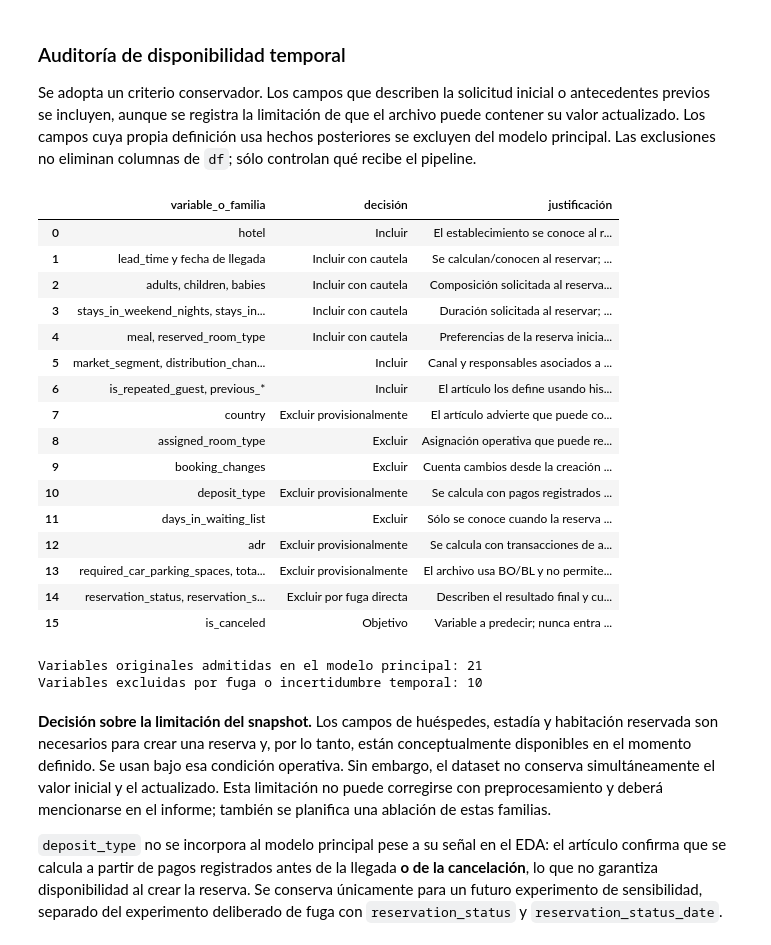
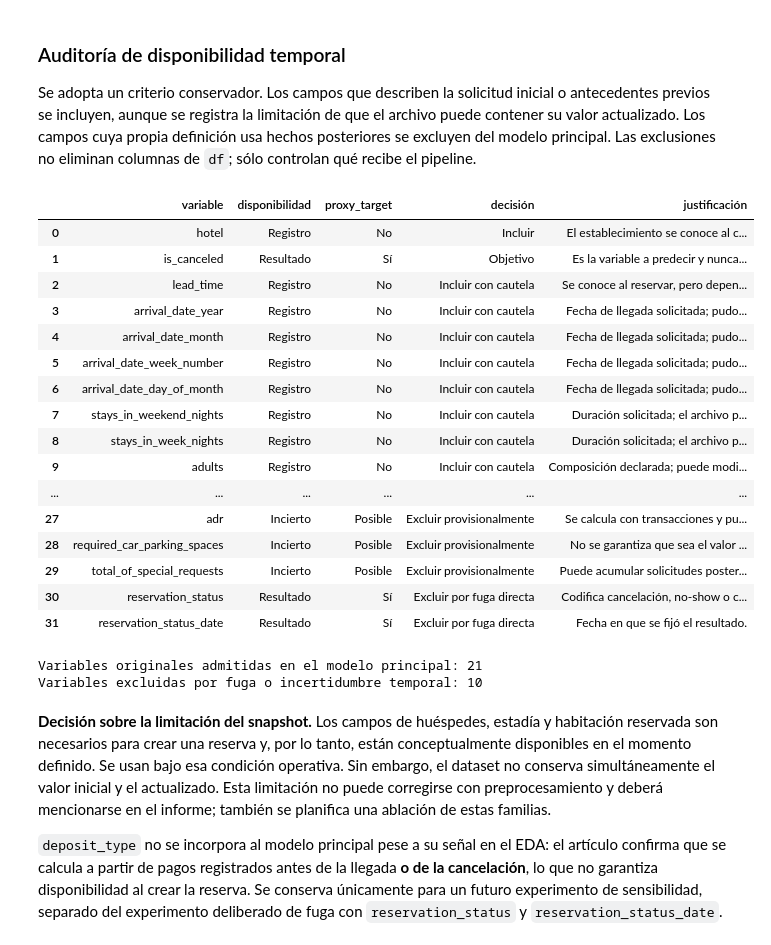
Before and after one commit to LucianaViar/Obligatorio-IA-ML, a Jupyter notebook: notebooks/obligatorio_ml.ipynb, the cells around one changed output. Cells and saved outputs as stored; diff of their text form; code cells hidden in the pictures.

```diff
--- a/notebooks/obligatorio_ml.ipynb
+++ b/notebooks/obligatorio_ml.ipynb
@@ -1031,25 +1034,53 @@ Fuentes: [Antonio, Almeida y Nunes (2019), artículo técnico en PMC](https://pm
 
 Se adopta un criterio conservador. Los campos que describen la solicitud inicial o antecedentes previos se incluyen, aunque se registra la limitación de que el archivo puede contener su valor actualizado. Los campos cuya propia definición usa hechos posteriores se excluyen del modelo principal. Las exclusiones no eliminan columnas de `df`; sólo controlan qué recibe el pipeline.
 # %%
-availability_rows = [
-    ("hotel", "Incluir", "El establecimiento se conoce al registrar la reserva."),
-    ("lead_time y fecha de llegada", "Incluir con cautela", "Se calculan/conocen al reservar; la llegada pudo modificarse después."),
-    ("adults, children, babies", "Incluir con cautela", "Composición solicitada al reservar; el artículo indica que puede cambiar."),
-    ("stays_in_weekend_nights, stays_in_week_nights", "Incluir con cautela", "Duración solicitada al reservar; puede cambiar posteriormente."),
-    ("meal, reserved_room_type", "Incluir con cautela", "Preferencias de la reserva inicial; el archivo puede reflejar cambios."),
-    ("market_segment, distribution_channel, agent, company, customer_type", "Incluir", "Canal y responsables asociados a la creación; NULL en agent/company significa No aplica."),
-    ("is_repeated_guest, previous_*", "Incluir", "El artículo los define usando historial anterior a la reserva actual."),
-    ("country", "Excluir provisionalmente", "El artículo advierte que puede conocerse correctamente recién en el check-in."),
-    ("assigned_room_type", "Excluir", "Asignación operativa que puede responder a sobreventa o solicitudes posteriores."),
-    ("booking_changes", "Excluir", "Cuenta cambios desde la creación hasta check-in o cancelación."),
-    ("deposit_type", "Excluir provisionalmente", "Se calcula con pagos registrados antes de llegada o cancelación, no necesariamente al crear."),
-    ("days_in_waiting_list", "Excluir", "Sólo se conoce cuando la reserva es confirmada al cliente."),
-    ("adr", "Excluir provisionalmente", "Se calcula con transacciones de alojamiento y puede reflejar cambios posteriores."),
-    ("required_car_parking_spaces, total_of_special_requests", "Excluir provisionalmente", "El archivo usa BO/BL y no permite confirmar que sean los valores de creación."),
-    ("reservation_status, reservation_status_date", "Excluir por fuga directa", "Describen el resultado final y cuándo se fijó."),
-    ("is_canceled", "Objetivo", "Variable a predecir; nunca entra en X."),
-]
-availability_audit = pd.DataFrame(availability_rows, columns=["variable_o_familia", "decisión", "justificación"])
+availability_decisions = {
+    "hotel": ("Registro", "No", "Incluir", "El establecimiento se conoce al crear la reserva."),
+    "is_canceled": ("Resultado", "Sí", "Objetivo", "Es la variable a predecir y nunca entra en X."),
+    "lead_time": ("Registro", "No", "Incluir con cautela", "Se conoce al reservar, pero depende de una llegada que pudo cambiar."),
+    "arrival_date_year": ("Registro", "No", "Incluir con cautela", "Fecha de llegada solicitada; pudo cambiar después."),
+    "arrival_date_month": ("Registro", "No", "Incluir con cautela", "Fecha de llegada solicitada; pudo cambiar después."),
+    "arrival_date_week_number": ("Registro", "No", "Incluir con cautela", "Fecha de llegada solicitada; pudo cambiar después."),
+    "arrival_date_day_of_month": ("Registro", "No", "Incluir con cautela", "Fecha de llegada solicitada; pudo cambiar después."),
+    "stays_in_weekend_nights": ("Registro", "No", "Incluir con cautela", "Duración solicitada; el archivo puede reflejar cambios."),
+    "stays_in_week_nights": ("Registro", "No", "Incluir con cautela", "Duración solicitada; el archivo puede reflejar cambios."),
+    "adults": ("Registro", "No", "Incluir con cautela", "Composición declarada; puede modificarse."),
+    "children": ("Registro", "No", "Incluir con cautela", "Composición declarada; puede modificarse y contiene faltantes."),
+    "babies": ("Registro", "No", "Incluir con cautela", "Composición declarada; puede modificarse."),
+    "meal": ("Registro", "No", "Incluir con cautela", "Plan solicitado; puede modificarse."),
+    "country": ("Incierto", "Posible", "Excluir provisionalmente", "Puede conocerse o corregirse recién en check-in."),
+    "market_segment": ("Registro", "No", "Incluir", "Segmento comercial asociado a la creación."),
+    "distribution_channel": ("Registro", "No", "Incluir", "Canal asociado a la creación."),
+    "is_repeated_guest": ("Registro", "No", "Incluir", "Se construye con historial anterior."),
+    "previous_cancellations": ("Registro", "No", "Incluir", "Sólo resume reservas previas."),
+    "previous_bookings_not_canceled": ("Registro", "No", "Incluir", "Sólo resume reservas previas."),
+    "reserved_room_type": ("Registro", "No", "Incluir con cautela", "Habitación solicitada; puede cambiar."),
+    "assigned_room_type": ("Posterior/operativo", "Sí", "Excluir", "Puede responder a sobreventa o cambios posteriores."),
+    "booking_changes": ("Posterior", "Sí", "Excluir", "Cuenta cambios hasta llegada o cancelación."),
+    "deposit_type": ("Incierto", "Posible", "Excluir provisionalmente", "Puede depender de pagos posteriores al registro."),
+    "agent": ("Registro", "No", "Incluir", "Agencia asociada; faltante significa no aplica."),
+    "company": ("Registro", "No", "Incluir", "Empresa asociada; faltante significa no aplica."),
+    "days_in_waiting_list": ("Posterior", "Sí", "Excluir", "Se conoce al confirmar la reserva."),
+    "customer_type": ("Registro", "No", "Incluir", "Tipo comercial disponible al crear."),
+    "adr": ("Incierto", "Posible", "Excluir provisionalmente", "Se calcula con transacciones y puede reflejar cambios."),
+    "required_car_parking_spaces": ("Incierto", "Posible", "Excluir provisionalmente", "No se garantiza que sea el valor inicial."),
+    "total_of_special_requests": ("Incierto", "Posible", "Excluir provisionalmente", "Puede acumular solicitudes posteriores."),
+    "reservation_status": ("Resultado", "Sí", "Excluir por fuga directa", "Codifica cancelación, no-show o check-out."),
+    "reservation_status_date": ("Resultado", "Sí", "Excluir por fuga directa", "Fecha en que se fijó el resultado."),
+}
+
+availability_audit = pd.DataFrame([
+    {
+        "variable": variable,
+        "disponibilidad": availability_decisions[variable][0],
+        "proxy_target": availability_decisions[variable][1],
+        "decisión": availability_decisions[variable][2],
+        "justificación": availability_decisions[variable][3],
+    }
+    for variable in df.columns
+])
+assert len(availability_audit) == len(df.columns) == 32
+assert set(availability_audit["variable"]) == set(df.columns)
 display(availability_audit)
 
 TARGET_COLUMN = "is_canceled"
@@ -1070,50 +1101,50 @@ BASE_NUMERIC_FEATURES = [
     "arrival_date_year",
     "arrival_date_week_number",
     "arrival_date_day_of_month",
     "stays_in_weekend_nights",
     "stays_in_week_nights",
     "adults",
     "children",
     "babies",
     "is_repeated_guest",
     "previous_cancellations",
     "previous_bookings_not_canceled",
 ]
 BASE_CATEGORICAL_FEATURES = [
     "hotel",
     "arrival_date_month",
     "meal",
     "market_segment",
     "distribution_channel",
     "reserved_room_type",
     "customer_type",
 ]
 NOT_APPLICABLE_CATEGORICAL_FEATURES = ["agent", "company"]
 BASE_MODEL_FEATURES = BASE_NUMERIC_FEATURES + BASE_CATEGORICAL_FEATURES + NOT_APPLICABLE_CATEGORICAL_FEATURES
 
 assert TARGET_COLUMN not in BASE_MODEL_FEATURES
 assert set(DIRECT_LEAKAGE_COLUMNS).isdisjoint(BASE_MODEL_FEATURES)
 assert set(PROVISIONALLY_EXCLUDED_COLUMNS).isdisjoint(BASE_MODEL_FEATURES)
 print(f"Variables originales admitidas en el modelo principal: {len(BASE_MODEL_FEATURES)}")
 print(f"Variables excluidas por fuga o incertidumbre temporal: {len(DIRECT_LEAKAGE_COLUMNS + PROVISIONALLY_EXCLUDED_COLUMNS)}")
 # %% [output]
-|  | variable_o_familia | decisión | justificación |
-| 0 | hotel | Incluir | El establecimiento se conoce al r... |
-| 1 | lead_time y fecha de llegada | Incluir con cautela | Se calculan/conocen al reservar; ... |
-| 2 | adults, children, babies | Incluir con cautela | Composición solicitada al reserva... |
-| 3 | stays_in_weekend_nights, stays_in... | Incluir con cautela | Duración solicitada al reservar; ... |
-| 4 | meal, reserved_room_type | Incluir con cautela | Preferencias de la reserva inicia... |
-| 5 | market_segment, distribution_chan... | Incluir | Canal y responsables asociados a ... |
-| 6 | is_repeated_guest, previous_* | Incluir | El artículo los define usando his... |
-| 7 | country | Excluir provisionalmente | El artículo advierte que puede co... |
-| 8 | assigned_room_type | Excluir | Asignación operativa que puede re... |
-| 9 | booking_changes | Excluir | Cuenta cambios desde la creación ... |
-| 10 | deposit_type | Excluir provisionalmente | Se calcula con pagos registrados ... |
-| 11 | days_in_waiting_list | Excluir | Sólo se conoce cuando la reserva ... |
-| 12 | adr | Excluir provisionalmente | Se calcula con transacciones de a... |
-| 13 | required_car_parking_spaces, tota... | Excluir provisionalmente | El archivo usa BO/BL y no permite... |
-| 14 | reservation_status, reservation_s... | Excluir por fuga directa | Describen el resultado final y cu... |
-| 15 | is_canceled | Objetivo | Variable a predecir; nunca entra ... |
+|  | variable | disponibilidad | proxy_target | decisión | justificación |
+| 0 | hotel | Registro | No | Incluir | El establecimiento se conoce al c... |
+| 1 | is_canceled | Resultado | Sí | Objetivo | Es la variable a predecir y nunca... |
+| 2 | lead_time | Registro | No | Incluir con cautela | Se conoce al reservar, pero depen... |
+| 3 | arrival_date_year | Registro | No | Incluir con cautela | Fecha de llegada solicitada; pudo... |
+| 4 | arrival_date_month | Registro | No | Incluir con cautela | Fecha de llegada solicitada; pudo... |
+| 5 | arrival_date_week_number | Registro | No | Incluir con cautela | Fecha de llegada solicitada; pudo... |
+| 6 | arrival_date_day_of_month | Registro | No | Incluir con cautela | Fecha de llegada solicitada; pudo... |
+| 7 | stays_in_weekend_nights | Registro | No | Incluir con cautela | Duración solicitada; el archivo p... |
+| 8 | stays_in_week_nights | Registro | No | Incluir con cautela | Duración solicitada; el archivo p... |
+| 9 | adults | Registro | No | Incluir con cautela | Composición declarada; puede modi... |
+| ... | ... | ... | ... | ... | ... |
+| 27 | adr | Incierto | Posible | Excluir provisionalmente | Se calcula con transacciones y pu... |
+| 28 | required_car_parking_spaces | Incierto | Posible | Excluir provisionalmente | No se garantiza que sea el valor ... |
+| 29 | total_of_special_requests | Incierto | Posible | Excluir provisionalmente | Puede acumular solicitudes poster... |
+| 30 | reservation_status | Resultado | Sí | Excluir por fuga directa | Codifica cancelación, no-show o c... |
+| 31 | reservation_status_date | Resultado | Sí | Excluir por fuga directa | Fecha en que se fijó el resultado. |
 Variables originales admitidas en el modelo principal: 21
 Variables excluidas por fuga o incertidumbre temporal: 10
 # %% [markdown]
```
Also changed, not shown: parts of 29 cells of this notebook, 6 other files.
